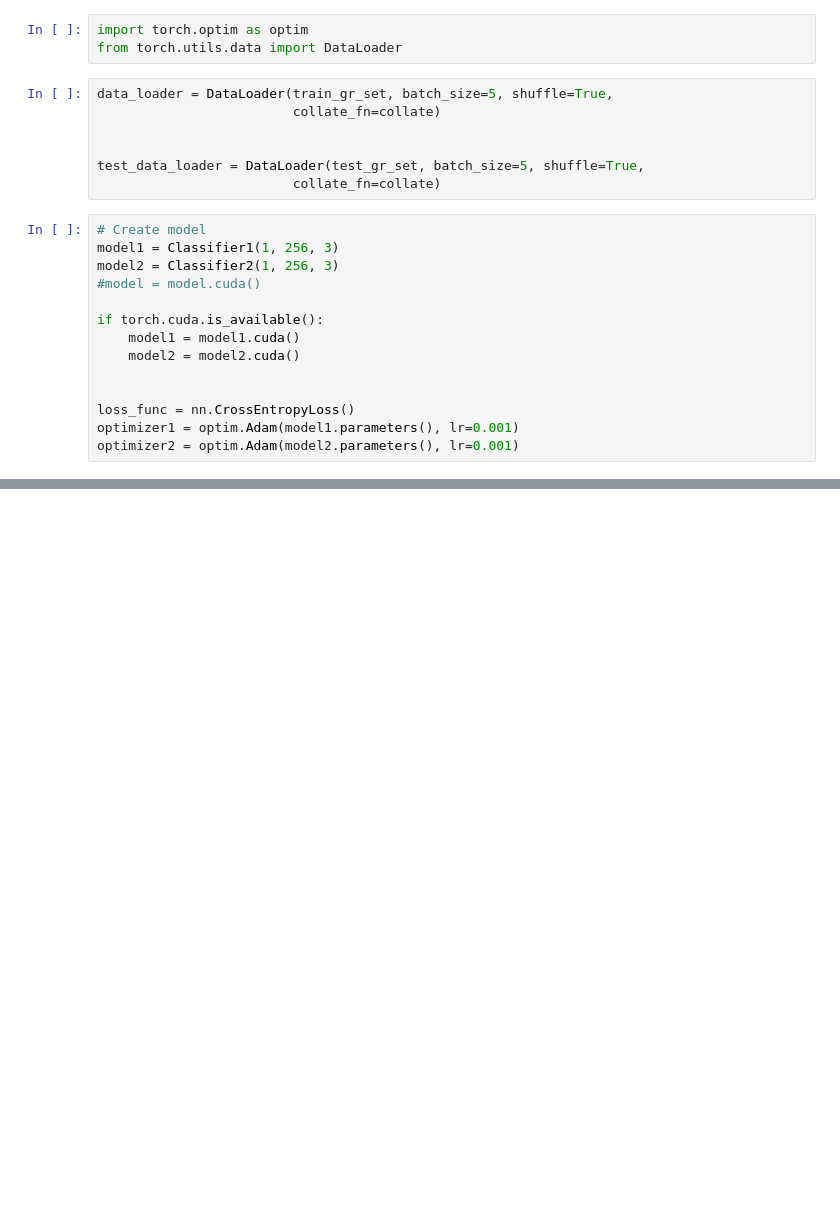
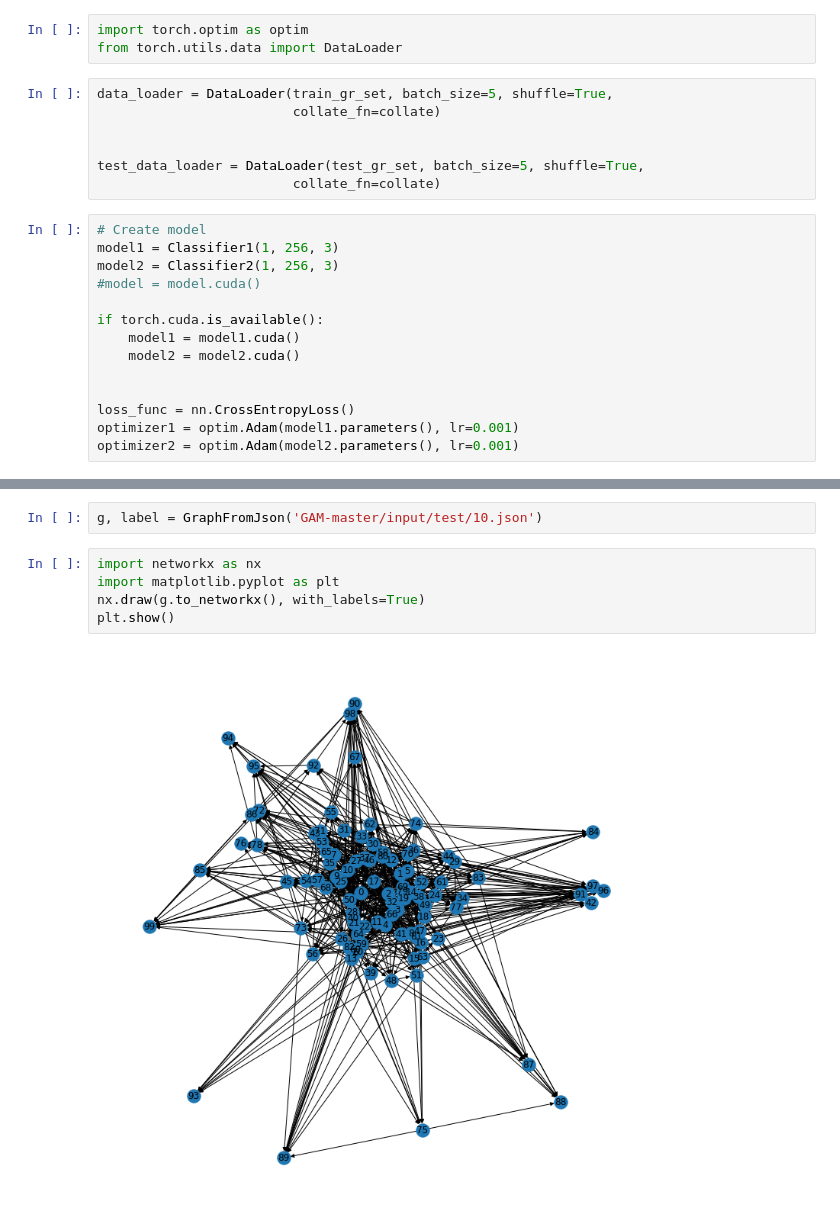
Before and after one commit to sanmayphy/course-v3, a Jupyter notebook: AlternateHW5.ipynb, the cells around one changed output, grey strips where cells are left out. Drawn from its saved outputs; the diff is of its cells as text; blank space fills up the shorter version.

```diff
--- a/AlternateHW5.ipynb
+++ b/AlternateHW5.ipynb
@@ -447,0 +480,9 @@ Accuracy of sampled predictions on the test set: 60.0000%
+# %%
+g, label = GraphFromJson('GAM-master/input/test/10.json')
+# %%
+import networkx as nx
+import matplotlib.pyplot as plt
+nx.draw(g.to_networkx(), with_labels=True)
+plt.show()
+# %% [output]
+[figure, added]
```
Also changed, not shown: parts of 22 cells of this notebook.
